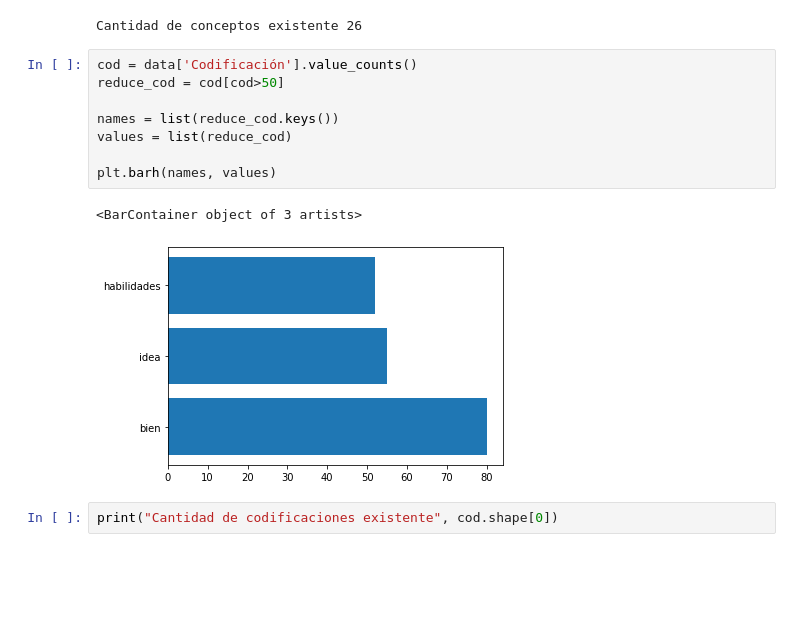
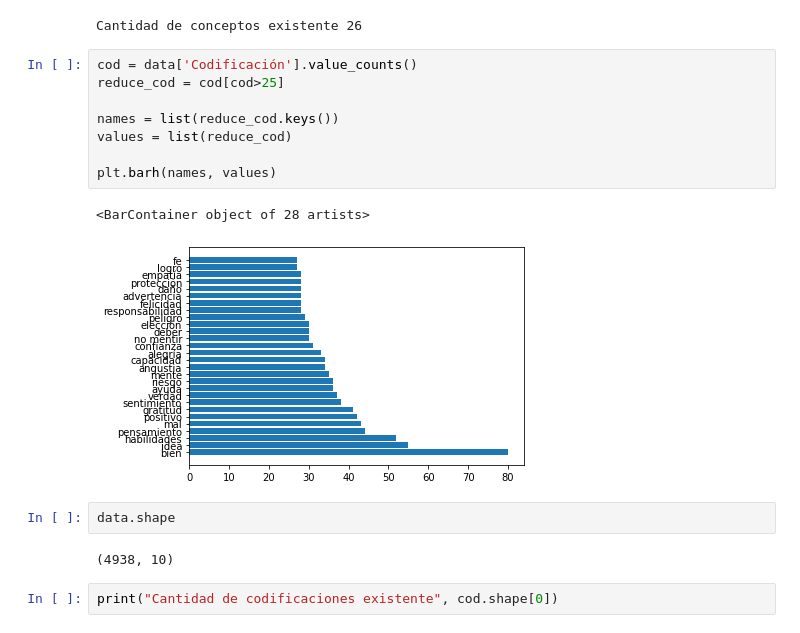
Before and after one commit to DJRamosA/AC-PLT, a Jupyter notebook: src/PreProcess.ipynb, the cells around one changed output. Cells and saved outputs as stored; diff of their text form; blank space fills up the shorter version.

```diff
--- a/src/PreProcess.ipynb
+++ b/src/PreProcess.ipynb
@@ -74,15 +83,19 @@ print("Cantidad de conceptos existente", concept.shape[0])
 Cantidad de conceptos existente 26
 # %%
 cod = data['Codificación'].value_counts()
-reduce_cod = cod[cod>50]
+reduce_cod = cod[cod>25]
 
 names = list(reduce_cod.keys())
 values = list(reduce_cod)
 
 plt.barh(names, values)
 # %% [output]
-<BarContainer object of 3 artists>
+<BarContainer object of 28 artists>
-[figure, old version]
+[figure, new version]
+# %%
+data.shape
+# %% [output]
+(4938, 10)
 # %%
 print("Cantidad de codificaciones existente", cod.shape[0])
 # %% [output]
```
Also changed, not shown: parts of 1 cell of this notebook, 7 other files.
